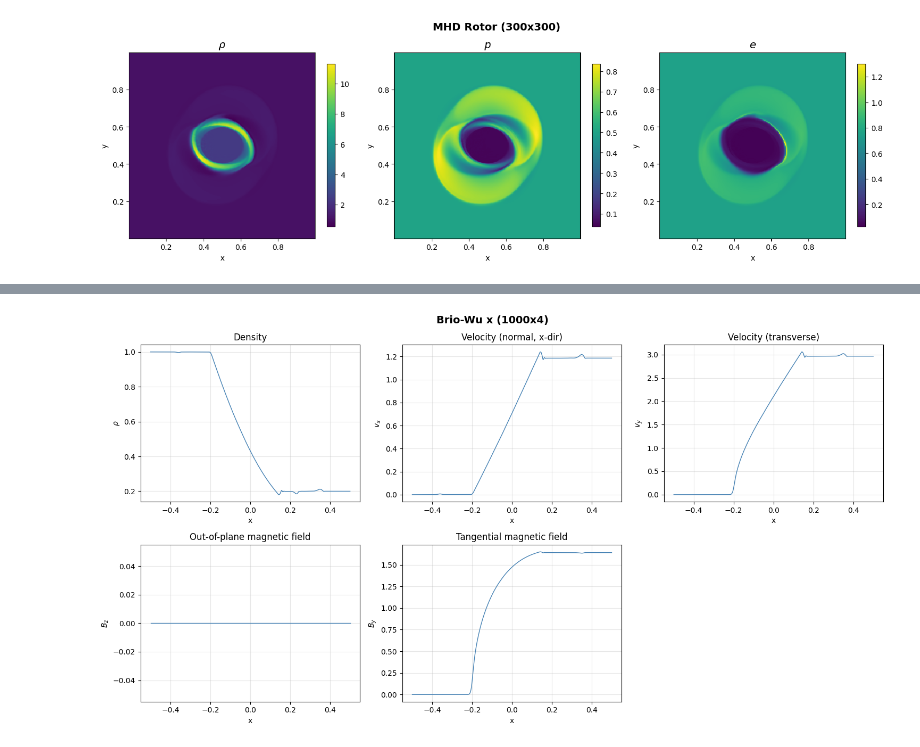
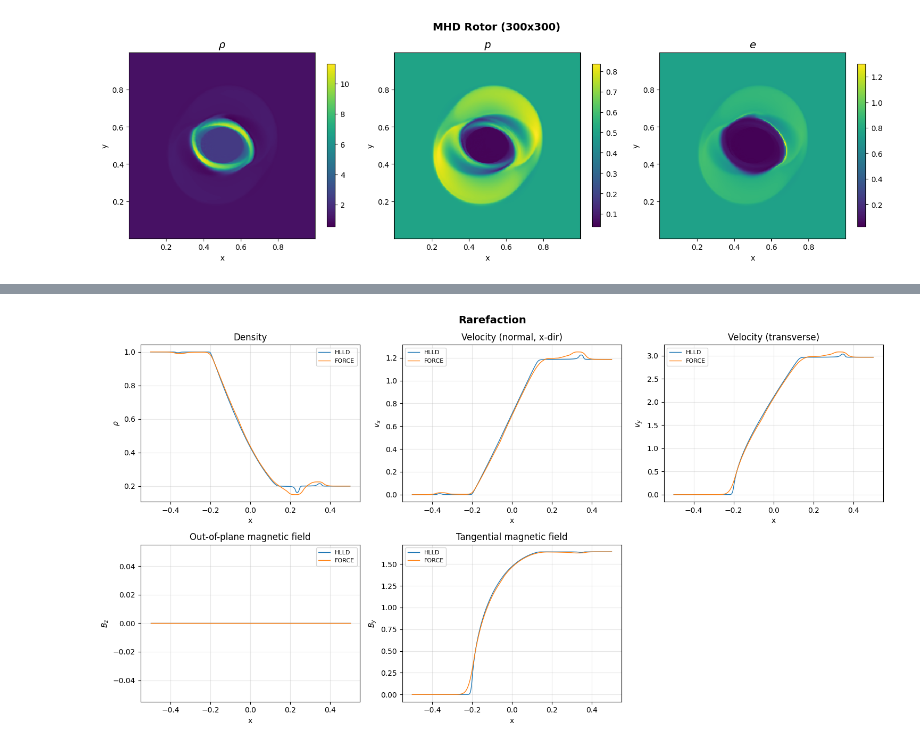
Before and after one commit to RexZhann/Magnetic_Reconnection_Simulation, a Jupyter notebook: output/plot_results.ipynb, the cells around one changed output, grey strips where cells are left out. Cells and saved outputs as stored; diff of their text form; code cells hidden in the pictures.

```diff
--- a/output/plot_results.ipynb
+++ b/output/plot_results.ipynb
@@ -354,8 +382,9 @@ plot_brio_wu(d, title="(1000x4)")
 # %%
 #Test 8: Rarefaction
 
 
-d = load_2d("test8_1000x4_hlld_ct.dat")
-plot_brio_wu(d, title="Brio-Wu x (1000x4)")
+d1 = load_2d("test8_800x2_hlld_noglm.dat")
+d2 = load_2d("test8_800x2_force_noglm.dat")
+plot_brio_wu([d1, d2], labels=['HLLD', 'FORCE'], title="Rarefaction")
 # %% [output]
-[figure, old version]
+[figure, new version]
```
Also changed, not shown: parts of 8 cells of this notebook, 16 other files.
